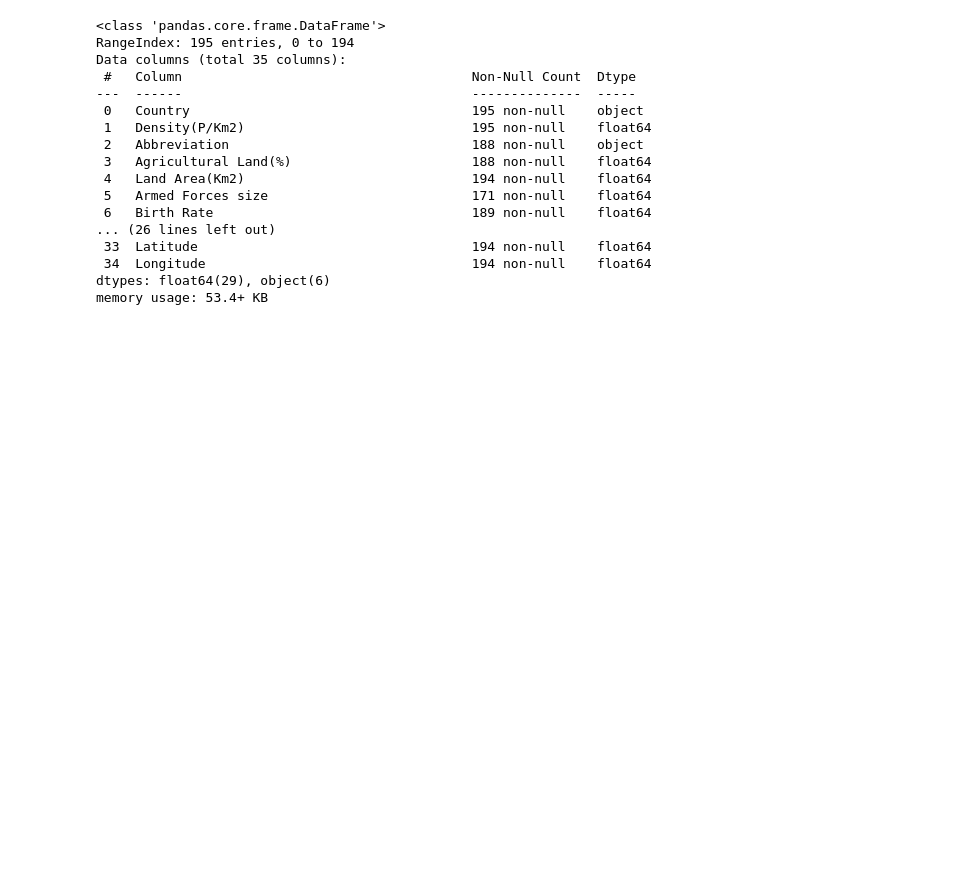
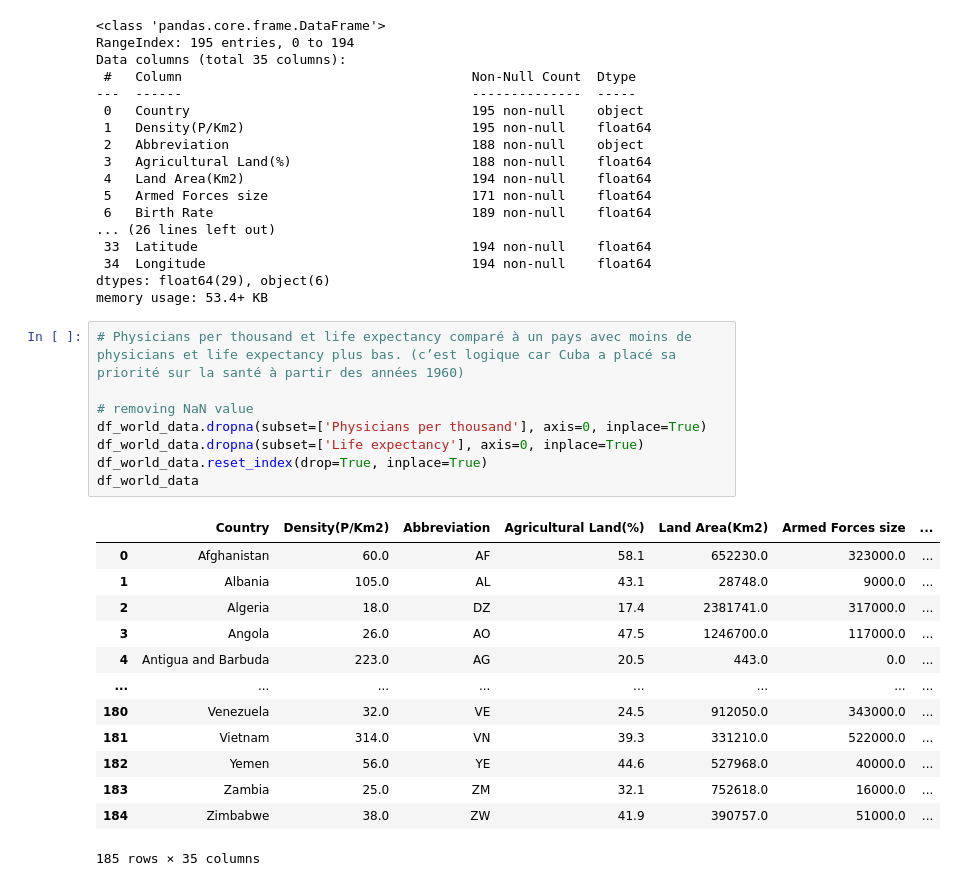
Before and after one commit to WHanqing/Groupwork_2J_final_project, a Jupyter notebook: Group2J_final_project.ipynb, the cells around one changed output. Drawn from its saved outputs; the diff is of its cells as text; blank space fills up the shorter version.

```diff
--- a/Group2J_final_project.ipynb
+++ b/Group2J_final_project.ipynb
@@ -351,3 +434,25 @@ Data columns (total 35 columns):
  34  Longitude                                  194 non-null    float64
 dtypes: float64(29), object(6)
 memory usage: 53.4+ KB
+# %%
+# Physicians per thousand et life expectancy comparé à un pays avec moins de physicians et life expectancy plus bas. (c’est logique car Cuba a placé sa priorité sur la santé à partir des années 1960)
+
+# removing NaN value
+df_world_data.dropna(subset=['Physicians per thousand'], axis=0, inplace=True)
+df_world_data.dropna(subset=['Life expectancy'], axis=0, inplace=True)
+df_world_data.reset_index(drop=True, inplace=True)
+df_world_data
+# %% [output]
+|  | Country | Density(P/Km2) | Abbreviation | Agricultural Land(%) | Land Area(Km2) | Armed Forces size | ... |
+| 0 | Afghanistan | 60.0 | AF | 58.1 | 652230.0 | 323000.0 | ... |
+| 1 | Albania | 105.0 | AL | 43.1 | 28748.0 | 9000.0 | ... |
+| 2 | Algeria | 18.0 | DZ | 17.4 | 2381741.0 | 317000.0 | ... |
+| 3 | Angola | 26.0 | AO | 47.5 | 1246700.0 | 117000.0 | ... |
+| 4 | Antigua and Barbuda | 223.0 | AG | 20.5 | 443.0 | 0.0 | ... |
+| ... | ... | ... | ... | ... | ... | ... | ... |
+| 180 | Venezuela | 32.0 | VE | 24.5 | 912050.0 | 343000.0 | ... |
+| 181 | Vietnam | 314.0 | VN | 39.3 | 331210.0 | 522000.0 | ... |
+| 182 | Yemen | 56.0 | YE | 44.6 | 527968.0 | 40000.0 | ... |
+| 183 | Zambia | 25.0 | ZM | 32.1 | 752618.0 | 16000.0 | ... |
+| 184 | Zimbabwe | 38.0 | ZW | 41.9 | 390757.0 | 51000.0 | ... |
+185 rows × 35 columns
```
Also changed, not shown: parts of 7 cells of this notebook.
